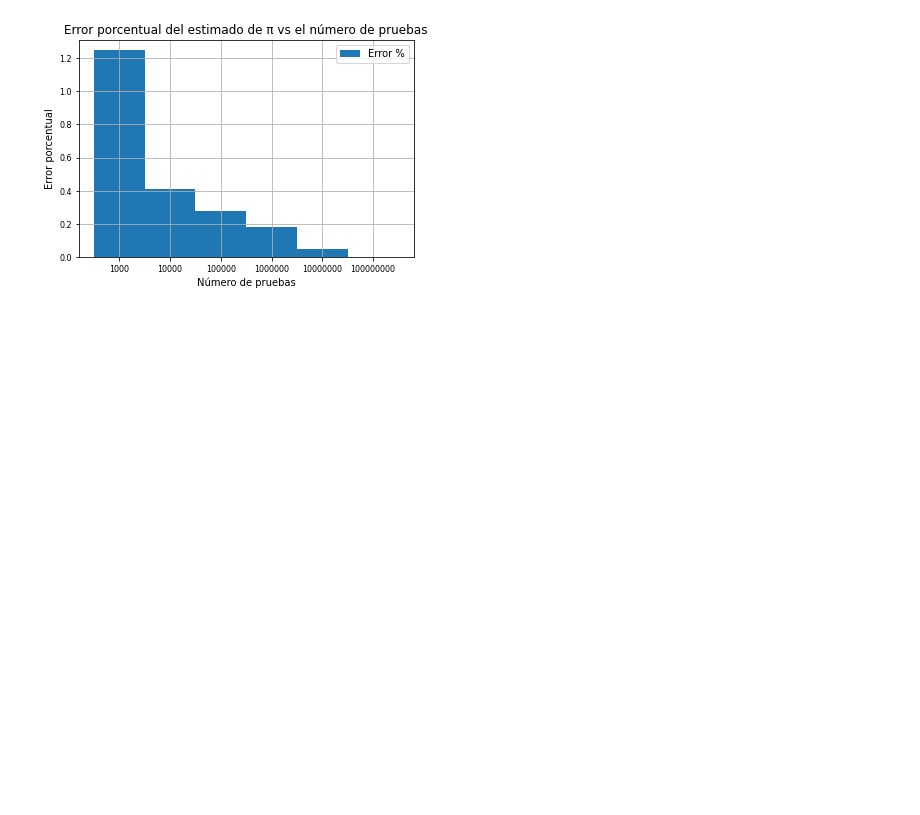
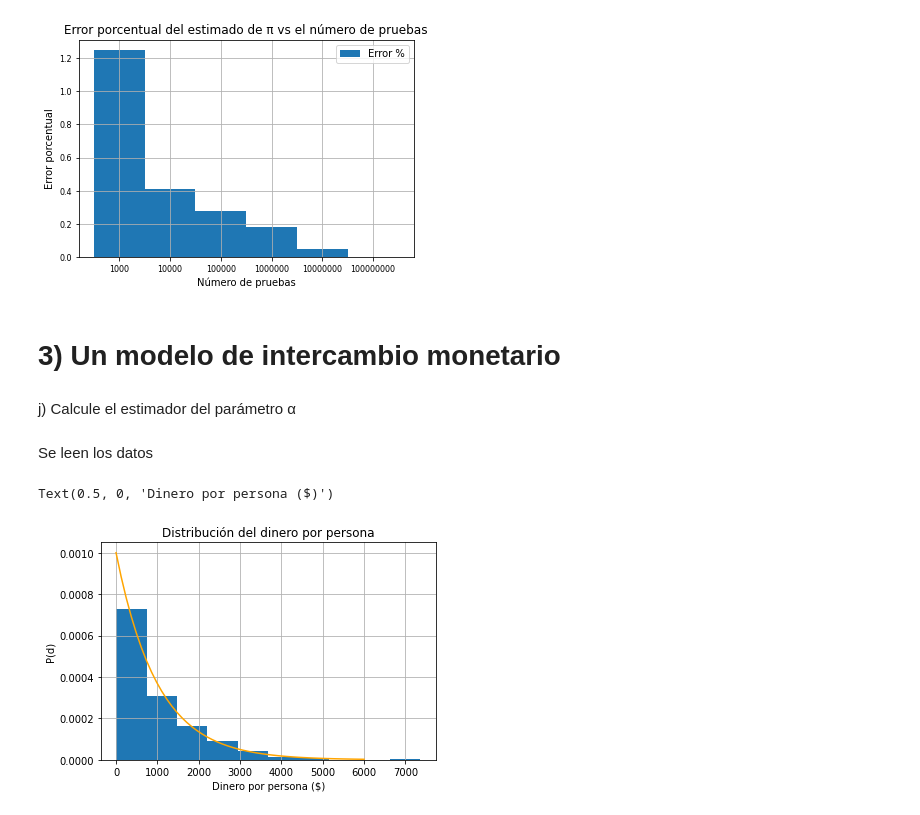
Before and after one commit to AdrianDiazGaxiola/ProyectoSF, a Jupyter notebook: Proyecto_SF.ipynb, the cells around one changed output. Drawn from its saved outputs; the diff is of its cells as text; code cells hidden in the pictures; blank space fills up the shorter version.

```diff
--- a/Proyecto_SF.ipynb
+++ b/Proyecto_SF.ipynb
@@ -293,3 +293,29 @@ plt.legend(loc='best')
 plt.show()
 # %% [output]
 [figure]
+# %% [markdown]
+# 3) Un modelo de intercambio monetario
+# %% [markdown]
+j) Calcule el estimador del parámetro α
+# %% [markdown]
+Se leen los datos
+# %%
+data = np.genfromtxt('/content/datos_money_exchange.txt')
+# %%
+#Se estima el parámetro alfa mediante el método de máxima verosimilitud.
+est = 1/np.mean(data)
+
+y = est * np.exp(-est * x)
+x = np.linspace(0, 6000)
+
+#Se grafica la distribución con el parámetro encontrado y el histograma con la densidad
+plt.plot(x, y, color='orange')
+
+plt.hist(data,density=True)
+plt.grid()                                                    #Poner cuadrícula
+plt.title('Distribución del dinero por persona')              #Configurar título y ejes
+plt.ylabel('P(d)')
+plt.xlabel('Dinero por persona ($)')
+# %% [output]
+Text(0.5, 0, 'Dinero por persona ($)')
+[figure, added]
```
Also changed, not shown: parts of 22 cells of this notebook.
